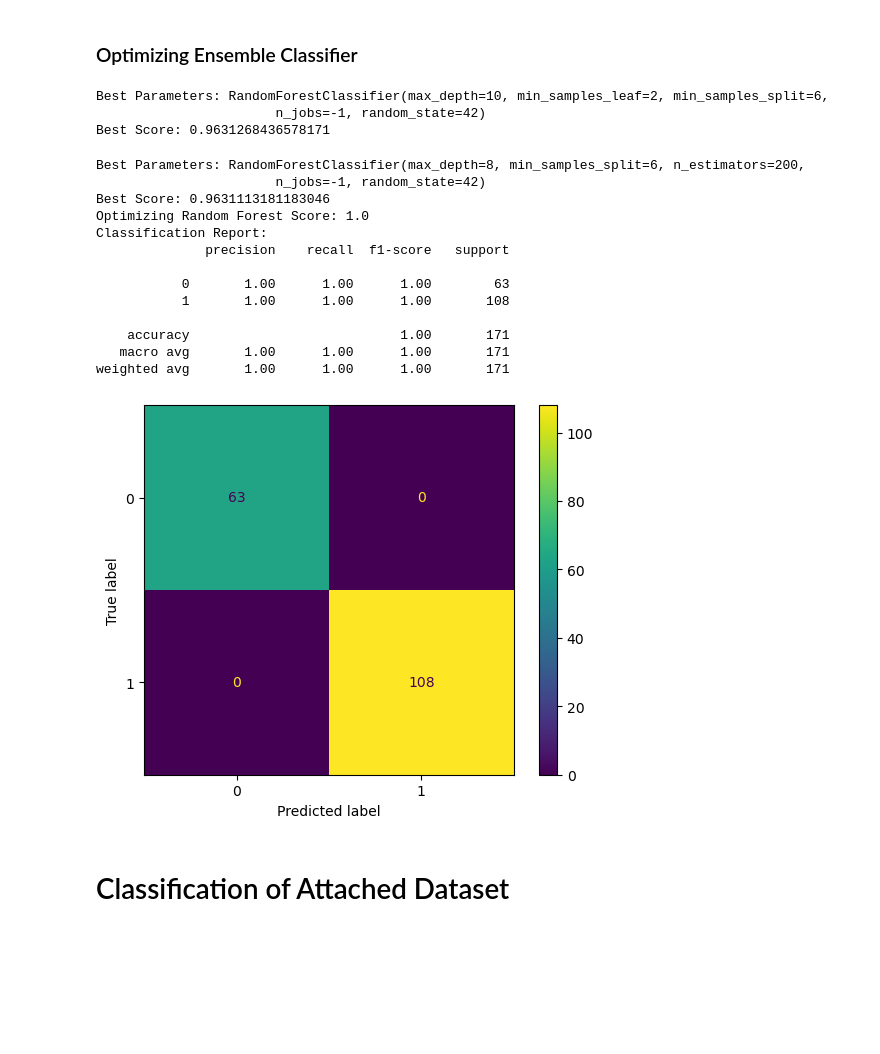
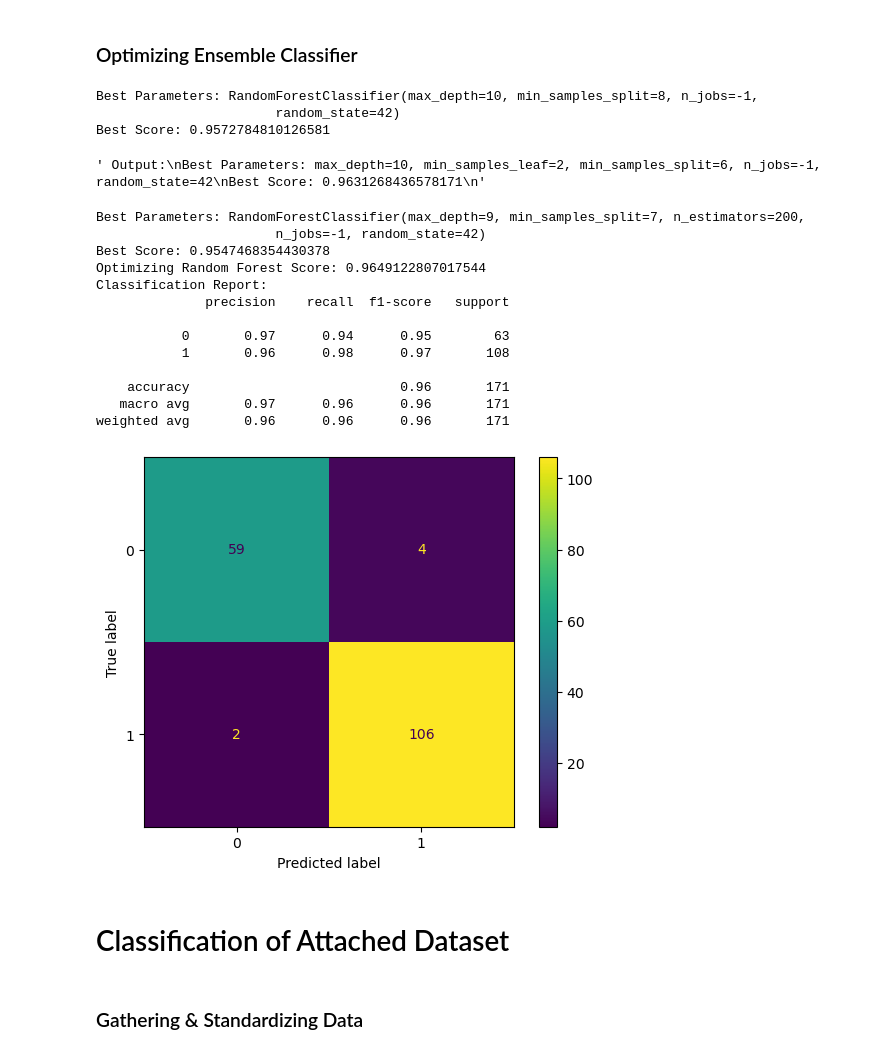
Before and after one commit to Jairik/AI-Fundementals, a Jupyter notebook: Deep-Learning/DeepLearningClassification.ipynb, the cells around one changed output. Saved outputs shown, nothing was run; the diff lists cells and outputs as text; code cells hidden in the pictures; blank space fills up the shorter version.

Commit message:
Finished Base Classifier 2nd Dataset
Working now on ensemble of NN

```diff
--- a/Deep-Learning/DeepLearningClassification.ipynb
+++ b/Deep-Learning/DeepLearningClassification.ipynb
@@ -104,7 +104,7 @@ params = {
     'solver': ['liblinear', 'lbfgs', 'saga', 'newton-cg']
 }
 grid_search_logr = GridSearchCV(log_r_model, params, cv=5, n_jobs=-1, error_score=np.nan)  # Supress Warnings
-grid_search_logr.fit(X, y)
+grid_search_logr.fit(x_train, y_train)
 
 # Getting best estimator and finding score
 print(f"Best Logistic Regression Model: {grid_search_logr.best_params_}  with score {grid_search_logr.best_score_}")
@@ -157,51 +157,55 @@ params = {
     'min_samples_leaf': [i for i in range(1, 6, 1)]
 }
 grid_search_rf = GridSearchCV(rand_forest_model_1, params, cv=5, n_jobs=-1)
-grid_search_rf.fit(X, y)
+grid_search_rf.fit(x_train, y_train)
 print(f"Best Parameters: {grid_search_rf.best_estimator_}")
 print(f"Best Score: {grid_search_rf.best_score_}")
 
 ''' Output:
-Best Parameters: max_depth=10, min_samples_leaf=2, min_samples_split=6, n_jobs=-1, random_state=42
-Best Score: 0.9631268436578171
+Best Parameters: RandomForestClassifier(max_depth=10, min_samples_split=8, n_jobs=-1,
+                       random_state=42)
+Best Score: 0.9572784810126581
 '''
 # %% [output]
-Best Parameters: RandomForestClassifier(max_depth=10, min_samples_leaf=2, min_samples_split=6,
-                       n_jobs=-1, random_state=42)
-Best Score: 0.9631268436578171
+Best Parameters: RandomForestClassifier(max_depth=10, min_samples_split=8, n_jobs=-1,
+                       random_state=42)
+Best Score: 0.9572784810126581
+' Output:\nBest Parameters: max_depth=10, min_samples_leaf=2, min_samples_split=6, n_jobs=-1, random_state=42\nBest Score: 0.9631268436578171\n'
 # %%
 ''' Further optimizing model & outputting metrics '''
 params_2 = {
     'max_depth': [i for i in range(8, 15, 1)],
     'n_estimators': [i for i in range(200, 600, 100)],  # Limited due to computational expendenture
     'min_samples_split': [i for i in range(5, 8)]
 }
 grid_search_rf_2 = GridSearchCV(rand_forest_model_1, params_2, cv=5, n_jobs=-1)
-grid_search_rf_2.fit(X, y)
+grid_search_rf_2.fit(x_train, y_train)
 print(f"Best Parameters: {grid_search_rf_2.best_estimator_}")
 print(f"Best Score: {grid_search_rf_2.best_score_}")
 rand_forest_model_optimal_1 = grid_search_rf_2.best_estimator_
 print(f"Optimizing Random Forest Score: {rand_forest_model_optimal_1.score(x_test, y_test)}")
 y_pred_rf_1 = rand_forest_model_optimal_1.predict(x_test)
 print(f"Classification Report:\n{classification_report(y_test, y_pred_rf_1)}")
 cm = confusion_matrix(y_test, y_pred_rf_1)
 cmDisp2 = ConfusionMatrixDisplay(cm)
 cmDisp2.plot()
 plt.show()
 # %% [output]
-Best Parameters: RandomForestClassifier(max_depth=8, min_samples_split=6, n_estimators=200,
+Best Parameters: RandomForestClassifier(max_depth=9, min_samples_split=7, n_estimators=200,
                        n_jobs=-1, random_state=42)
-Best Score: 0.9631113181183046
-Optimizing Random Forest Score: 1.0
+Best Score: 0.9547468354430378
+Optimizing Random Forest Score: 0.9649122807017544
 Classification Report:
               precision    recall  f1-score   support
 
-           0       1.00      1.00      1.00        63
-           1       1.00      1.00      1.00       108
+           0       0.97      0.94      0.95        63
+           1       0.96      0.98      0.97       108
 
-    accuracy                           1.00       171
-   macro avg       1.00      1.00      1.00       171
-weighted avg       1.00      1.00      1.00       171
+    accuracy                           0.96       171
+   macro avg       0.97      0.96      0.96       171
+weighted avg       0.96      0.96      0.96       171
-[figure, old version]
+[figure, new version]
 # %% [markdown]
 # Classification of Attached Dataset
+# %% [markdown]
+### Gathering & Standardizing Data
```
Also changed, not shown: parts of 14 cells of this notebook, 4 other files.
